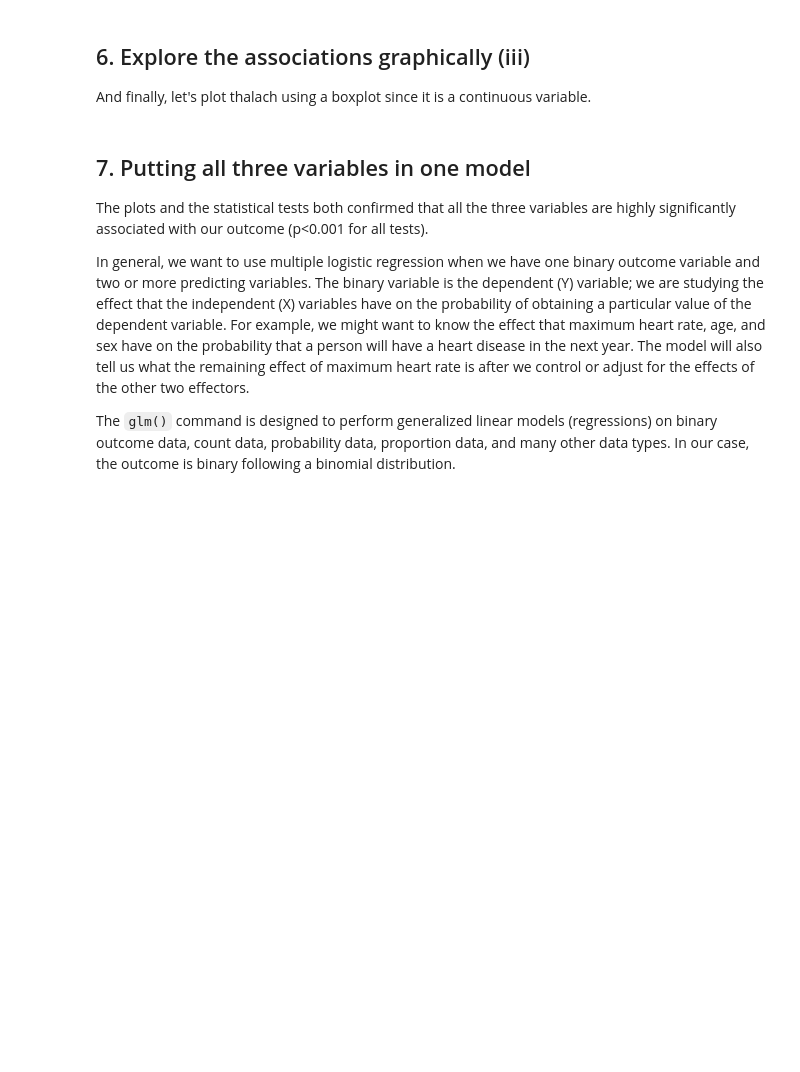
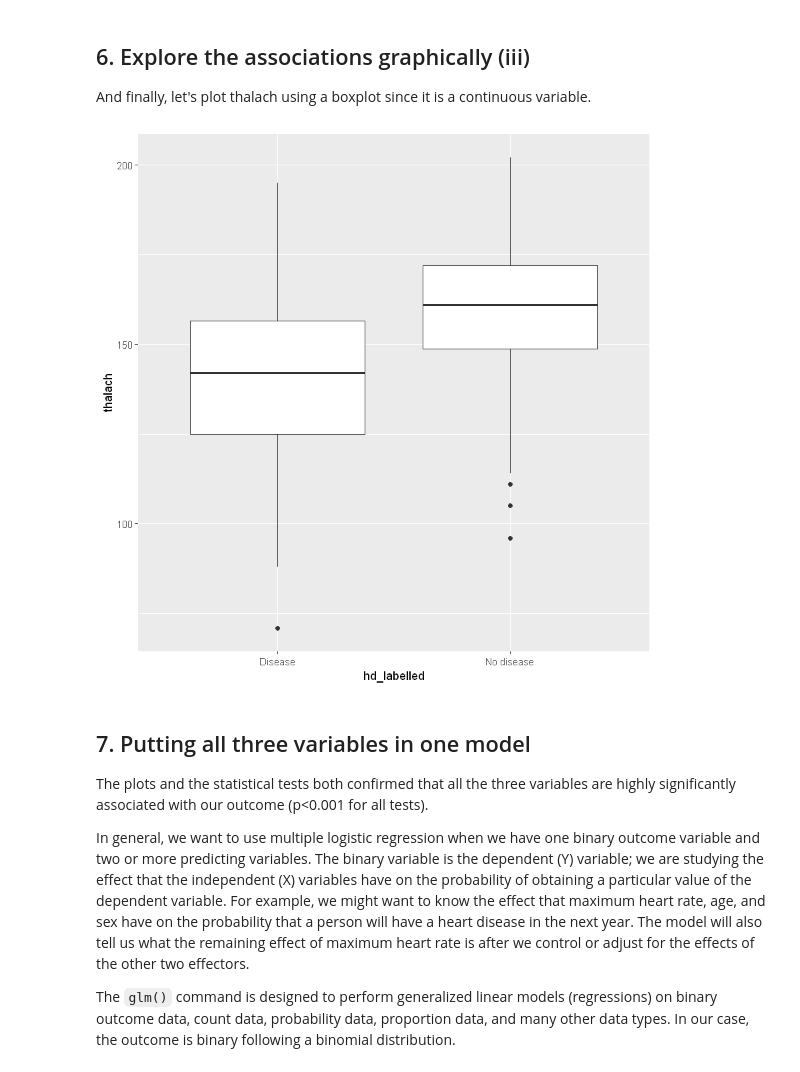
Before and after one commit to Nick-Kolowich/R-practice, a Jupyter notebook: What Your Heart Rate Is Telling You/notebook.ipynb, the cells around one changed output. Saved outputs shown, nothing was run; the diff lists cells and outputs as text; code cells hidden in the pictures; blank space fills up the shorter version.

```diff
--- a/What Your Heart Rate Is Telling You/notebook.ipynb
+++ b/What Your Heart Rate Is Telling You/notebook.ipynb
@@ -92,7 +92,9 @@ ggplot(data = hd_data, aes(x = hd_labelled, fill = sex)) + geom_bar(position = "
 <p>And finally, let's plot thalach using a boxplot since it is a continuous variable.</p>
 # %%
 # max heart rate vs hd
-ggplot(data = hd_data,....) + ....
+ggplot(data = hd_data, aes(x = hd_labelled, y = thalach)) + geom_boxplot()
+# %% [output]
+[figure, added]
 # %% [markdown]
 ## 7. Putting all three variables in one model
 <p>The plots and the statistical tests both confirmed that all the three variables are highly significantly associated with our outcome (p&lt;0.001 for all tests). </p>
```
Also changed, not shown: parts of 2 cells of this notebook.
